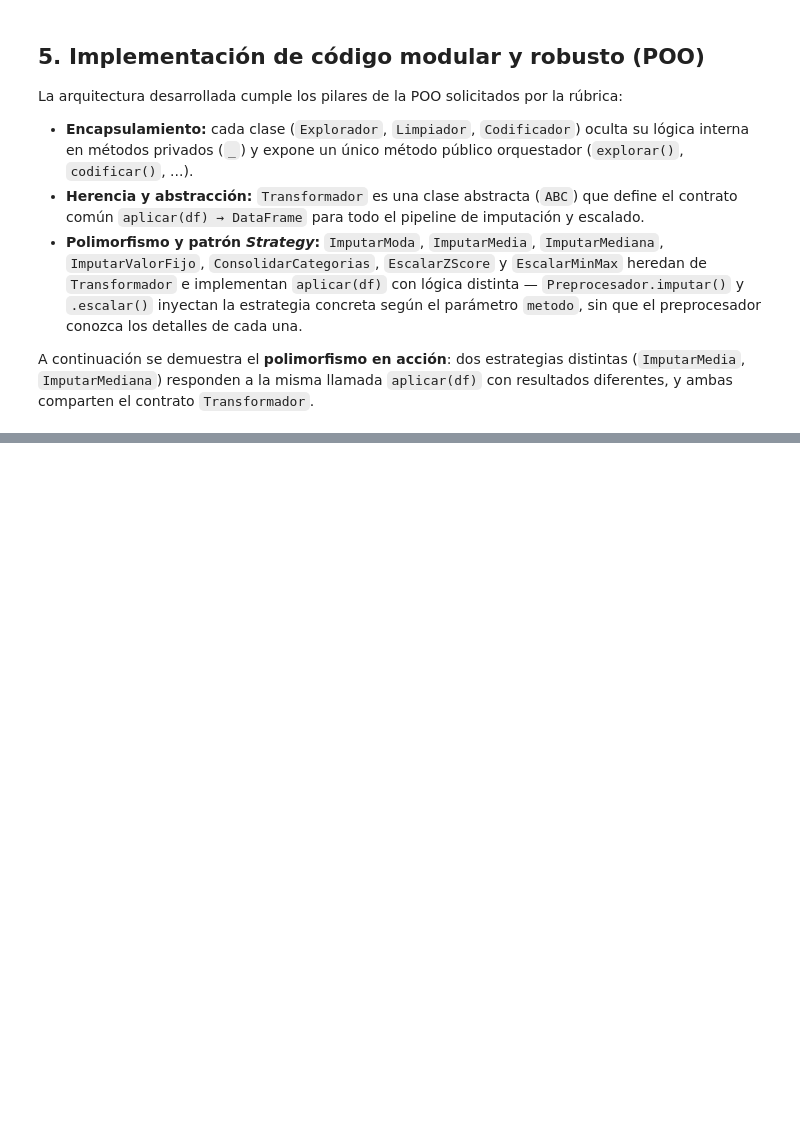
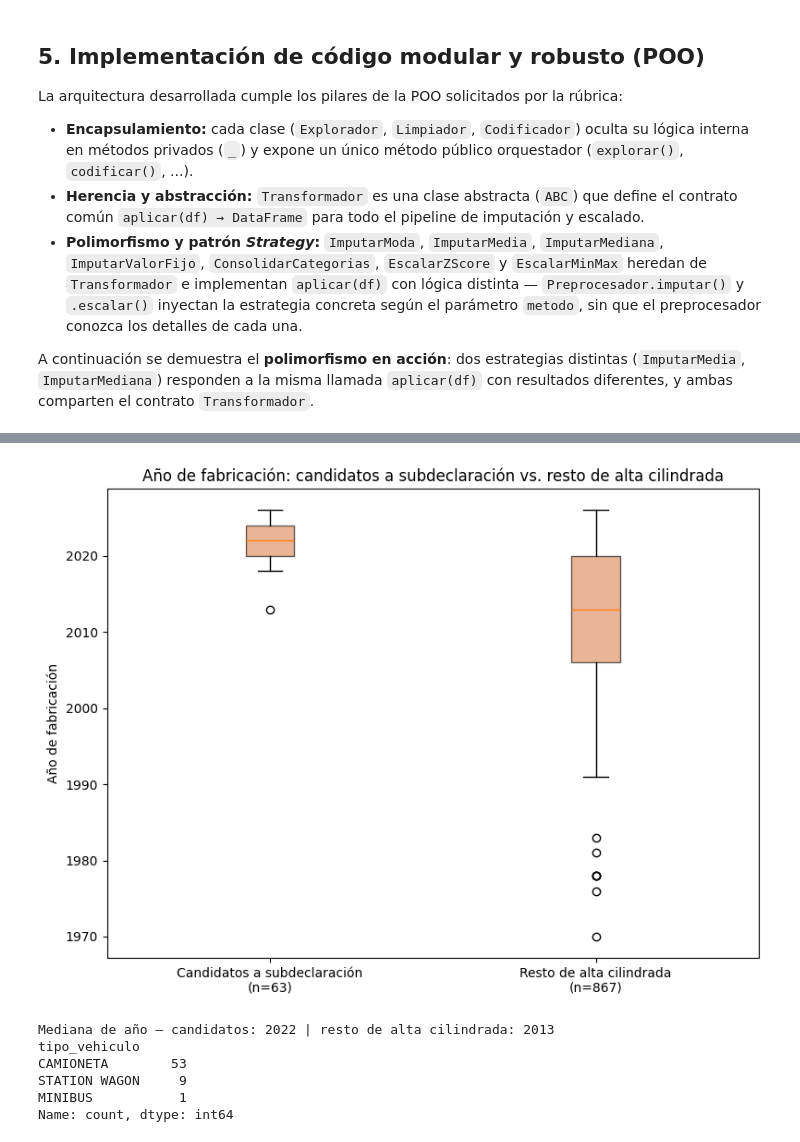
Before and after one commit to hwsaez-code/unab-magister-pro-ciencia-datos-MCDI500, a Jupyter notebook: notebook/Notebook_F4_CHARTS.ipynb, the cells around one changed output, grey strips where cells are left out. Saved outputs shown, nothing was run; the diff lists cells and outputs as text; code cells hidden in the pictures; blank space fills up the shorter version.

```diff
--- a/notebook/Notebook_F4_CHARTS.ipynb
+++ b/notebook/Notebook_F4_CHARTS.ipynb
@@ -1014,0 +1271,30 @@ interpretación analítica. Se calculan sobre `df_crudo` para preservar las unid
+# %%
+# Si el pago bajo se explicara por depreciacion (auto antiguo), los candidatos deberian ser
+# MAS antiguos que el resto de los vehiculos de alta cilindrada. Comparamos el año de
+# fabricacion de ambos grupos para confirmar (o descartar) esa explicacion alternativa.
+alta_cc_resto = (df_crudo['cilindrada'] > cilindrada_mediana_global) & (~candidatos)
+
+fig, ax = plt.subplots(figsize=(8, 6))
+ax.boxplot(
+    [df_crudo.loc[candidatos, 'ano_fabricacion'], df_crudo.loc[alta_cc_resto, 'ano_fabricacion']],
+    tick_labels=[f'Candidatos a subdeclaración\n(n={candidatos.sum()})',
+                 f'Resto de alta cilindrada\n(n={alta_cc_resto.sum()})'],
+    patch_artist=True, boxprops=dict(facecolor='#DD8452', alpha=0.6),
+)
+ax.set_ylabel('Año de fabricación')
+ax.set_title('Año de fabricación: candidatos a subdeclaración vs. resto de alta cilindrada')
+plt.tight_layout()
+plt.show()
+
+mediana_candidatos = df_crudo.loc[candidatos, 'ano_fabricacion'].median()
+mediana_resto       = df_crudo.loc[alta_cc_resto, 'ano_fabricacion'].median()
+print(f"Mediana de año — candidatos: {mediana_candidatos:.0f} | resto de alta cilindrada: {mediana_resto:.0f}")
+print(df_crudo.loc[candidatos, 'tipo_vehiculo'].value_counts())
+# %% [output]
+[figure, added]
+Mediana de año — candidatos: 2022 | resto de alta cilindrada: 2013
+tipo_vehiculo
+CAMIONETA        53
+STATION WAGON     9
+MINIBUS           1
+Name: count, dtype: int64
```
Also changed, not shown: parts of 24 cells of this notebook, 1 other file.
